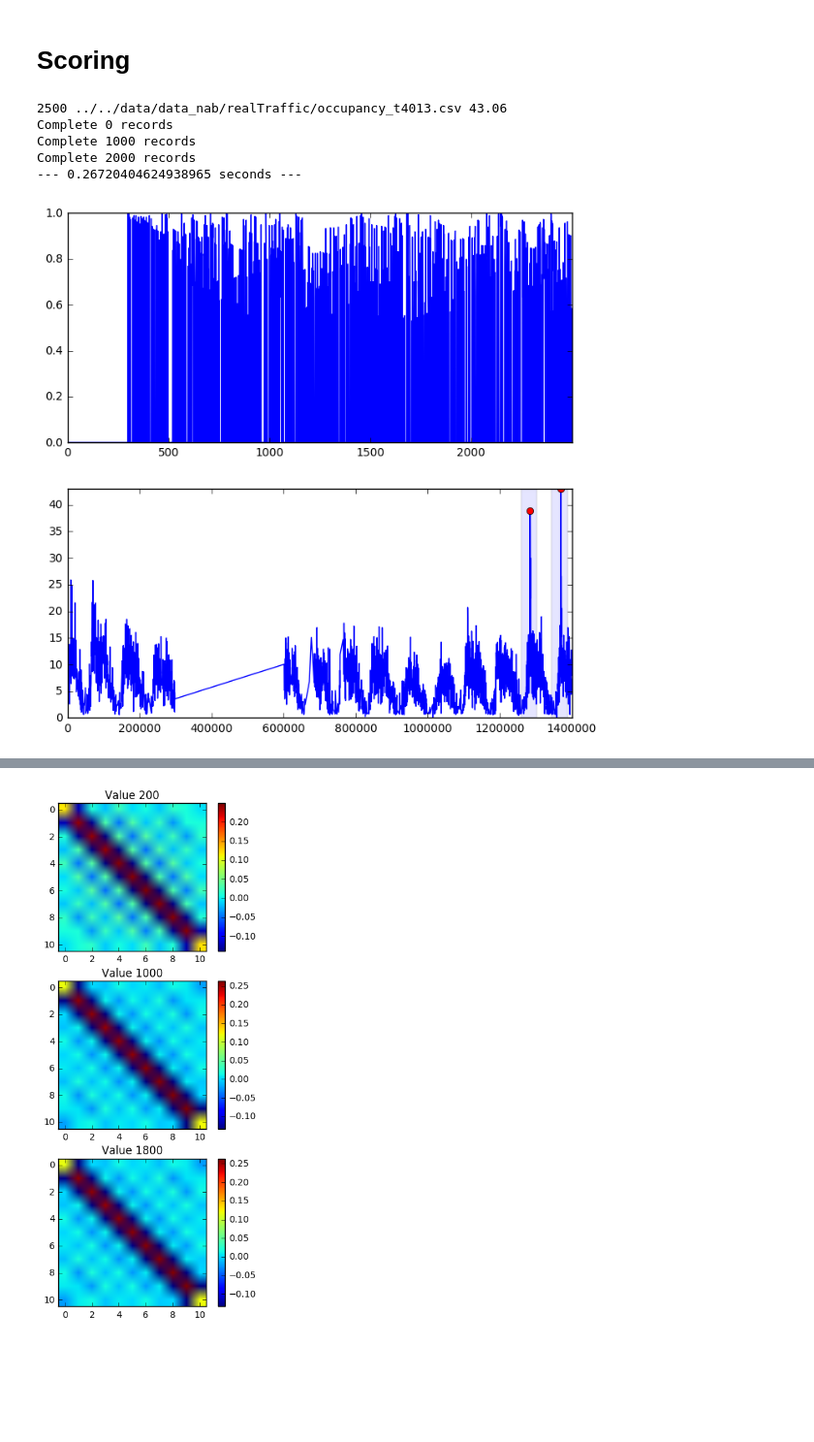
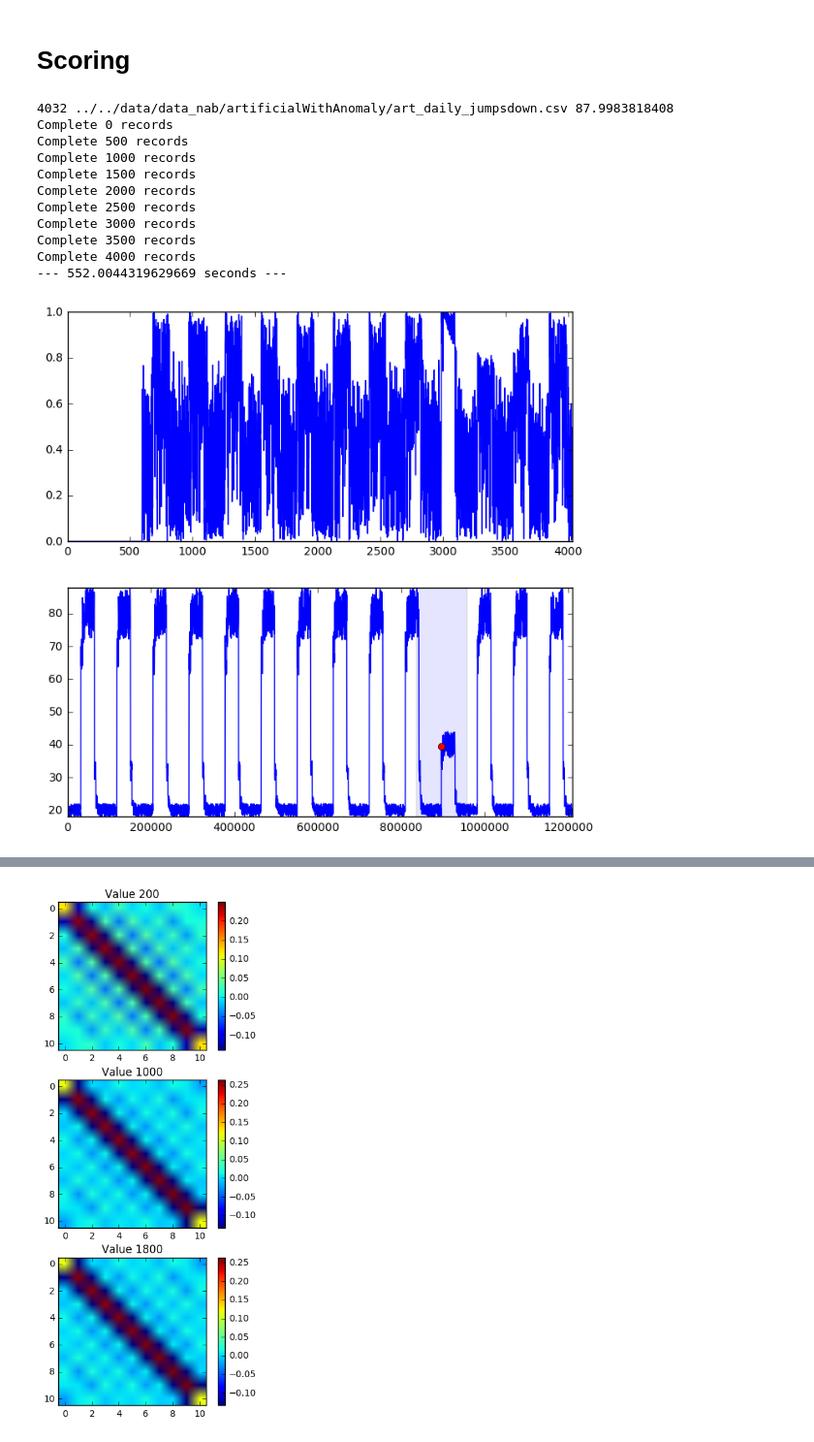
Before and after one commit to ishvlad/Conformal-Anomaly-Detection, a Jupyter notebook: experiments/ipython_notebooks/main_book.ipynb, the cells around one changed output, grey strips where cells are left out. Shown at 97% size. Drawn from its saved outputs; the diff is of its cells as text; code cells hidden in the pictures; blank space fills up the shorter version.

```diff
--- a/experiments/ipython_notebooks/main_book.ipynb
+++ b/experiments/ipython_notebooks/main_book.ipynb
@@ -233,15 +246,15 @@ def game(path,i,pr=None):
     anomalyScore = []
     detector = None
     if pr is None:
-        detector = Detector(15*len(df)/100, max(df['value']), min(df['value']), 1, 1)
+        detector = knnlcdDetector(15*len(df)/100, max(df['value']), min(df['value']), 1, 1)
     else:
-        detector = Detector(pr, max(df['value']), min(df['value']), 1, 1)
+        detector = knnlcdDetector(pr, max(df['value']), min(df['value']), 1, 1)
 
     start_time = time.time()
     for i,x in enumerate(df.values):
 
         anomalyScore.append(detector.handleRecord({'value':x[1]}))
-        if i % 1000 == 0:
+        if i % 500 == 0:
 #         if (i % 100 == 0 and i < pr) or (i % 10 and i > pr):
             print('Complete', i, 'records')
     print("--- %s seconds ---" % (time.time() - start_time))
@@ -260,35 +273,41 @@ def game(path,i,pr=None):
     ax.axis('tight')
     # plot anomaly window
     for wind in windows[name]:
         begin = to_int(wind[0].split('.')[0]) - to_int(csv['timestamp'][0])
         end = to_int(wind[1].split('.')[0])-to_int(csv['timestamp'][0])
         ax.add_patch(patches.Rectangle((begin, min(y)), end-begin, max(y)-min(y),alpha=0.1))
     # plot anomalies
     index = [list(csv['timestamp']).index(lab) for lab in labels[name]]
     ax.plot([x[j] for j in index], [y[j] for j in index], 'or')
 
     return anomalyScore, detector
 
 #  'artificialNoAnomaly', 600
 #  'artificialWithAnomaly', 600
 #  'realAdExchange', 240
 #  'realAWSCloudwatch', 600,
 #  'realKnownCause', iio, hold = 200, ec2=600, other=750
 #  'realTraffic', 300, 7578 = 170
 #  'realTweets', 750
 
 #  'A1_yahoo'
 #  'A2_yahoo'
 #  'A3_yahoo'
 #  'A4_yahoo'
 
 
-path = "realTraffic/"
-res = game(path,1,300)
+path = "artificialWithAnomaly/"
+res = game(path,1,600)
 # %% [output]
-2500 ../../data/data_nab/realTraffic/occupancy_t4013.csv 43.06
+4032 ../../data/data_nab/artificialWithAnomaly/art_daily_jumpsdown.csv 87.9983818408
 Complete 0 records
+Complete 500 records
 Complete 1000 records
+Complete 1500 records
 Complete 2000 records
---- 0.26720404624938965 seconds ---
+Complete 2500 records
+Complete 3000 records
+Complete 3500 records
+Complete 4000 records
+--- 552.0044319629669 seconds ---
-[figure, old version]
+[figure, new version]
```
Also changed, not shown: parts of 9 cells of this notebook, 10 other files.
